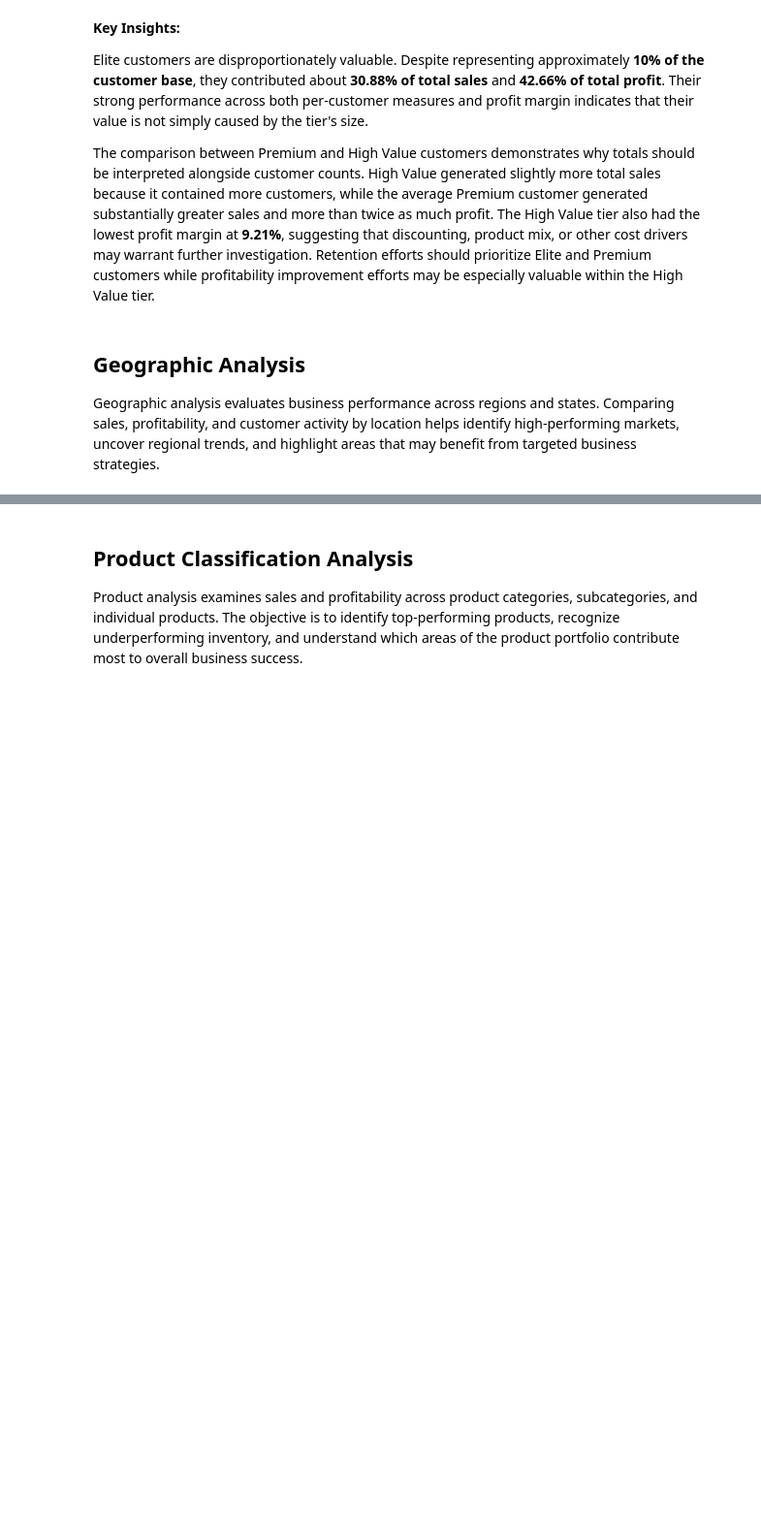
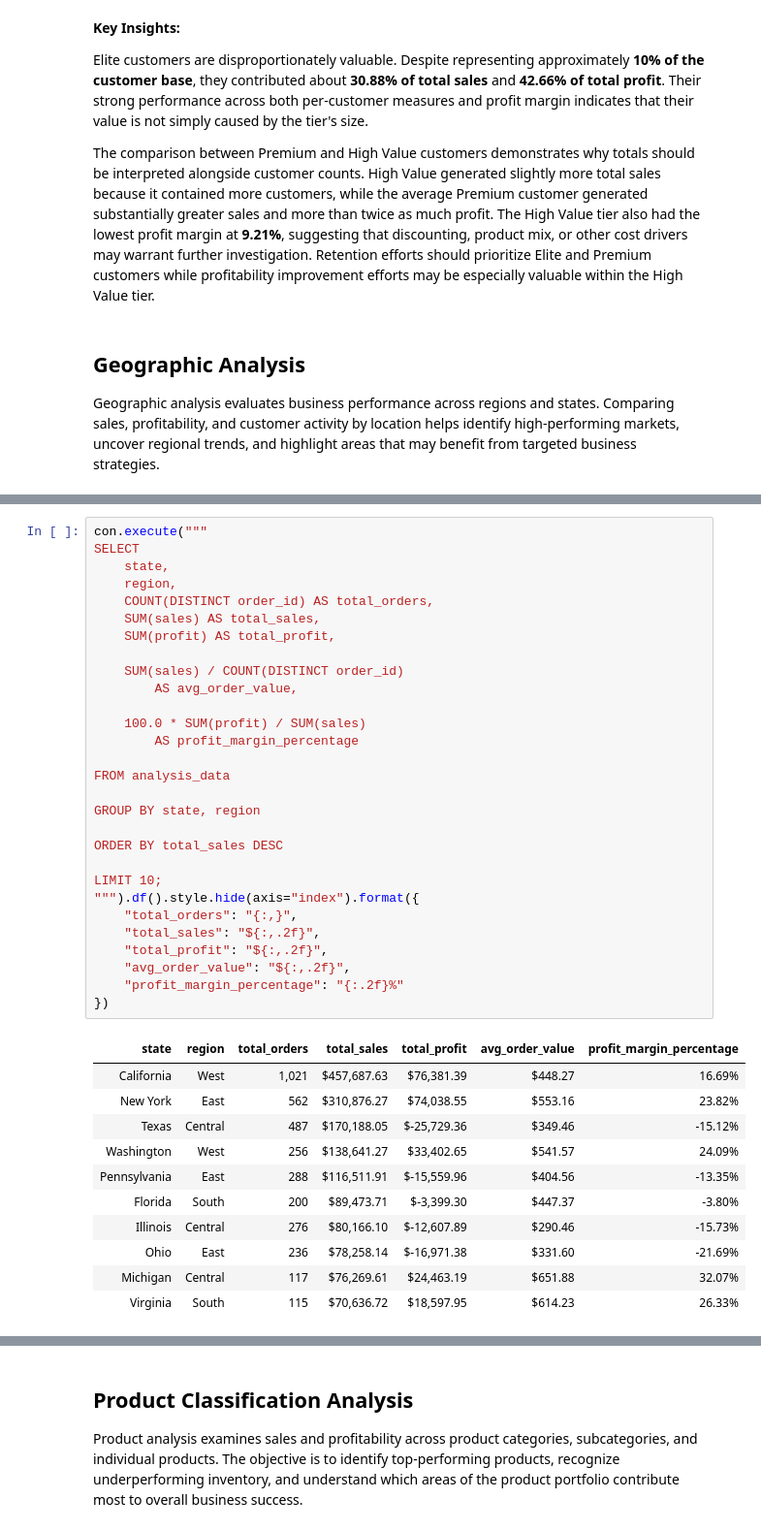
Before and after one commit to danigeiger/e_commerce_duckdb_project, a Jupyter notebook: notebooks/03_business_sql_analysis.ipynb, the cells around one changed output, grey strips where cells are left out. Shown at 97% size. Cells and saved outputs as stored; diff of their text form; blank space fills up the shorter version.

Commit message:
Added Geography Analysis

```diff
--- a/notebooks/03_business_sql_analysis.ipynb
+++ b/notebooks/03_business_sql_analysis.ipynb
@@ -318,0 +399,41 @@ Geographic analysis evaluates business performance across regions and states. Co
+# %%
+con.execute("""
+SELECT
+    state,
+    region,
+    COUNT(DISTINCT order_id) AS total_orders,
+    SUM(sales) AS total_sales,
+    SUM(profit) AS total_profit,
+
+    SUM(sales) / COUNT(DISTINCT order_id)
+        AS avg_order_value,
+
+    100.0 * SUM(profit) / SUM(sales)
+        AS profit_margin_percentage
+
+FROM analysis_data
+
+GROUP BY state, region
+
+ORDER BY total_sales DESC
+
+LIMIT 10;
+""").df().style.hide(axis="index").format({
+    "total_orders": "{:,}",
+    "total_sales": "${:,.2f}",
+    "total_profit": "${:,.2f}",
+    "avg_order_value": "${:,.2f}",
+    "profit_margin_percentage": "{:.2f}%"
+})
+# %% [output]
+| state | region | total_orders | total_sales | total_profit | avg_order_value | profit_margin_percentage |
+| California | West | 1,021 | $457,687.63 | $76,381.39 | $448.27 | 16.69% |
+| New York | East | 562 | $310,876.27 | $74,038.55 | $553.16 | 23.82% |
+| Texas | Central | 487 | $170,188.05 | $-25,729.36 | $349.46 | -15.12% |
+| Washington | West | 256 | $138,641.27 | $33,402.65 | $541.57 | 24.09% |
+| Pennsylvania | East | 288 | $116,511.91 | $-15,559.96 | $404.56 | -13.35% |
+| Florida | South | 200 | $89,473.71 | $-3,399.30 | $447.37 | -3.80% |
+| Illinois | Central | 276 | $80,166.10 | $-12,607.89 | $290.46 | -15.73% |
+| Ohio | East | 236 | $78,258.14 | $-16,971.38 | $331.60 | -21.69% |
+| Michigan | Central | 117 | $76,269.61 | $24,463.19 | $651.88 | 32.07% |
+| Virginia | South | 115 | $70,636.72 | $18,597.95 | $614.23 | 26.33% |
```
Also changed, not shown: parts of 12 cells of this notebook.
